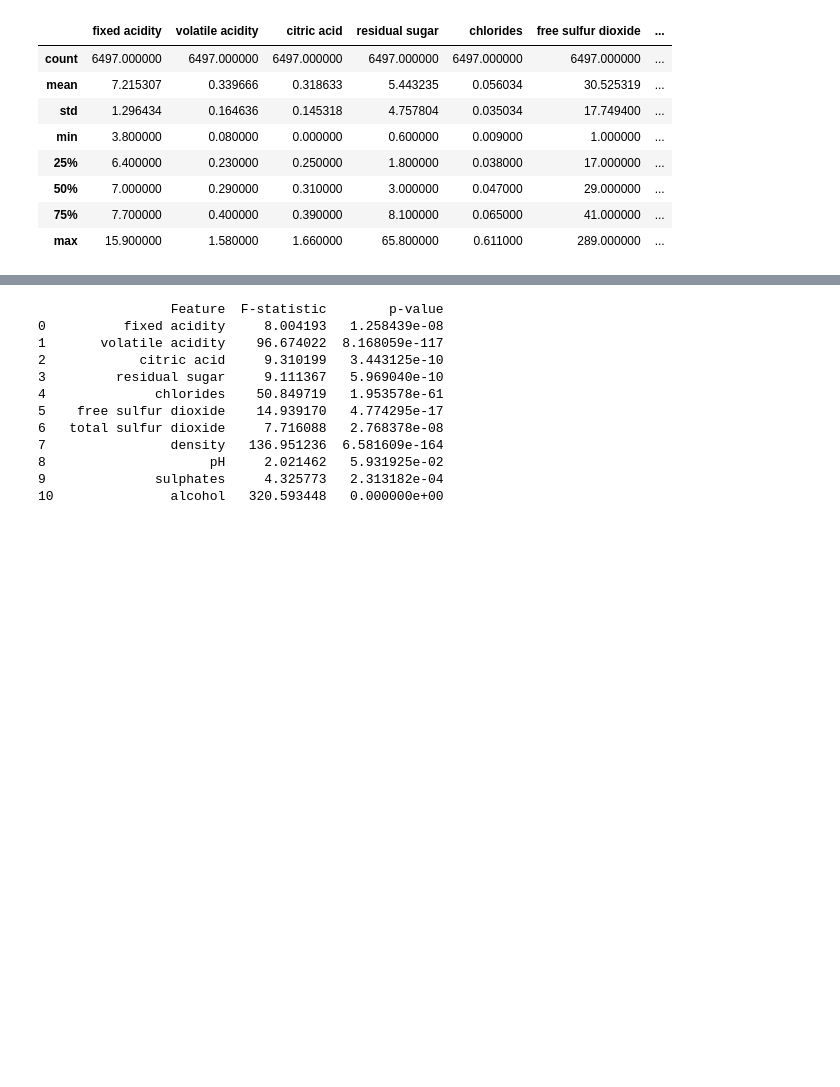
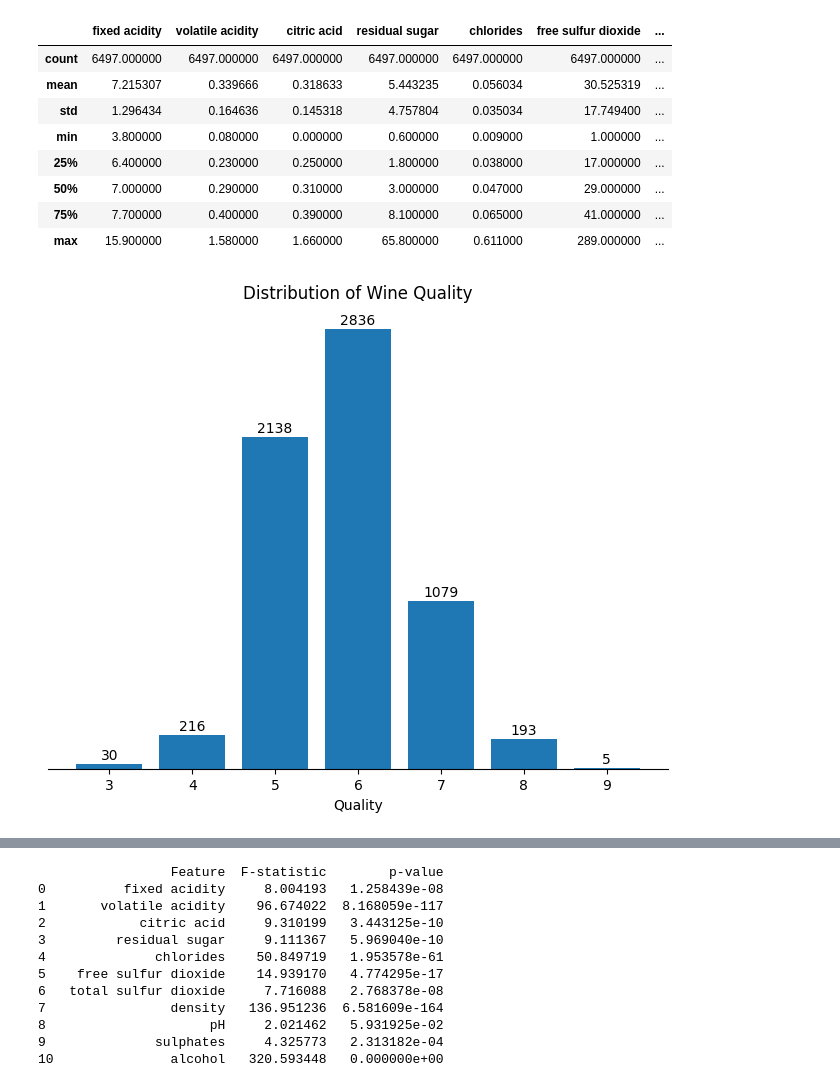
Before and after one commit to Clustering-Project/wine_quality_project, a Jupyter notebook: John/explore.ipynb, the cells around one changed output, grey strips where cells are left out. Drawn from its saved outputs; the diff is of its cells as text; code cells hidden in the pictures; blank space fills up the shorter version.

```diff
--- a/John/explore.ipynb
+++ b/John/explore.ipynb
@@ -94,3 +94,28 @@ df.describe()
 | 50% | 7.000000 | 0.290000 | 0.310000 | 3.000000 | 0.047000 | 29.000000 | ... |
 | 75% | 7.700000 | 0.400000 | 0.390000 | 8.100000 | 0.065000 | 41.000000 | ... |
 | max | 15.900000 | 1.580000 | 1.660000 | 65.800000 | 0.611000 | 289.000000 | ... |
+# %%
+quality_counts = df['quality'].value_counts().sort_index()
+
+plt.figure(figsize=(8, 6))
+ax = plt.bar(quality_counts.index, quality_counts.values)
+
+# Add value counts on top of each bar
+for i, v in enumerate(quality_counts.values):
+    plt.text(quality_counts.index[i], v + 10, str(v), ha='center', va='bottom')
+
+
+# Removing the y-axis
+plt.gca().get_yaxis().set_visible(False)
+
+# Removing left, right, and top lines of the current axes
+plt.gca().spines['left'].set_visible(False)
+plt.gca().spines['right'].set_visible(False)
+plt.gca().spines['top'].set_visible(False)
+
+plt.xlabel('Quality')
+plt.title('Distribution of Wine Quality')
+plt.xticks(quality_counts.index)
+plt.show()
+# %% [output]
+[figure, added]
```
Also changed, not shown: parts of 1 cell of this notebook.
